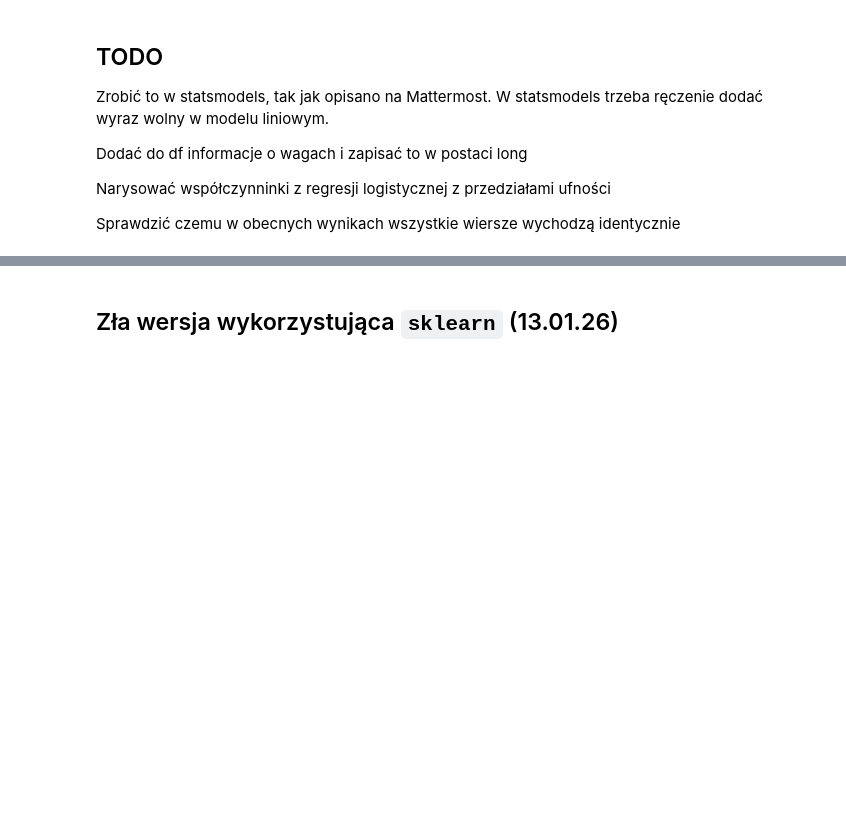
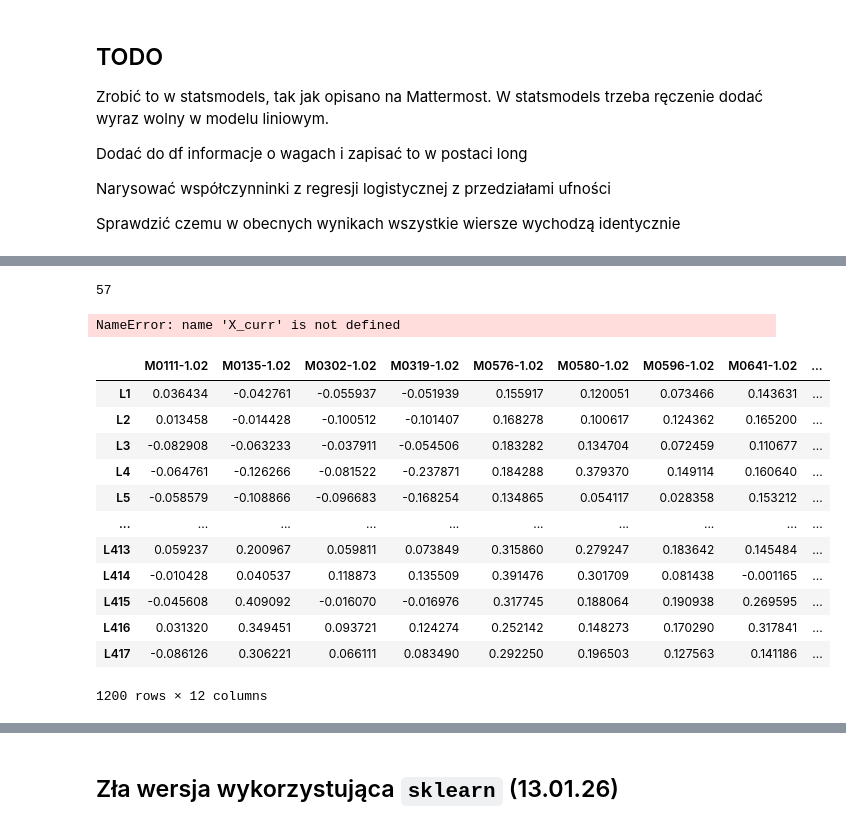
Before and after one commit to ajanowiak/klasyfikator, a Jupyter notebook: regularization_trajectories.ipynb, the cells around one changed output, grey strips where cells are left out. Drawn from its saved outputs; the diff is of its cells as text; code cells hidden in the pictures; blank space fills up the shorter version.

```diff
--- a/regularization_trajectories.ipynb
+++ b/regularization_trajectories.ipynb
@@ -34,0 +158,7 @@ For each tissue, a DataFrame is created that contains:
+# %%
+tissue = "Neuroblasts"
+
+X, y, composite = compose_windows(tissue)
+# X.head()
+
+np.std(X, axis=0).describe()
@@ -34,0 +209,24 @@ For each tissue, a DataFrame is created that contains:
+# %%
+len(colinear_names)
+# %% [output]
+57
+# %%
+X_curr.shape
+# %% [output]
+NameError: name 'X_curr' is not defined
+# %%
+X.iloc[:,:12]
+# %% [output]
+|  | M0111-1.02 | M0135-1.02 | M0302-1.02 | M0319-1.02 | M0576-1.02 | M0580-1.02 | M0596-1.02 | M0641-1.02 | ... |
+| L1 | 0.036434 | -0.042761 | -0.055937 | -0.051939 | 0.155917 | 0.120051 | 0.073466 | 0.143631 | ... |
+| L2 | 0.013458 | -0.014428 | -0.100512 | -0.101407 | 0.168278 | 0.100617 | 0.124362 | 0.165200 | ... |
+| L3 | -0.082908 | -0.063233 | -0.037911 | -0.054506 | 0.183282 | 0.134704 | 0.072459 | 0.110677 | ... |
+| L4 | -0.064761 | -0.126266 | -0.081522 | -0.237871 | 0.184288 | 0.379370 | 0.149114 | 0.160640 | ... |
+| L5 | -0.058579 | -0.108866 | -0.096683 | -0.168254 | 0.134865 | 0.054117 | 0.028358 | 0.153212 | ... |
+| ... | ... | ... | ... | ... | ... | ... | ... | ... | ... |
+| L413 | 0.059237 | 0.200967 | 0.059811 | 0.073849 | 0.315860 | 0.279247 | 0.183642 | 0.145484 | ... |
+| L414 | -0.010428 | 0.040537 | 0.118873 | 0.135509 | 0.391476 | 0.301709 | 0.081438 | -0.001165 | ... |
+| L415 | -0.045608 | 0.409092 | -0.016070 | -0.016976 | 0.317745 | 0.188064 | 0.190938 | 0.269595 | ... |
+| L416 | 0.031320 | 0.349451 | 0.093721 | 0.124274 | 0.252142 | 0.148273 | 0.170290 | 0.317841 | ... |
+| L417 | -0.086126 | 0.306221 | 0.066111 | 0.083490 | 0.292250 | 0.196503 | 0.127563 | 0.141186 | ... |
+1200 rows × 12 columns
```
Also changed, not shown: parts of 11 cells of this notebook.
